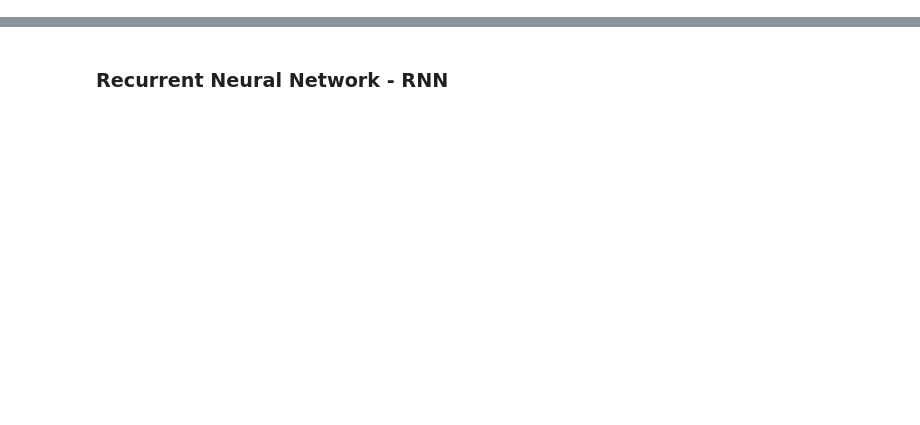
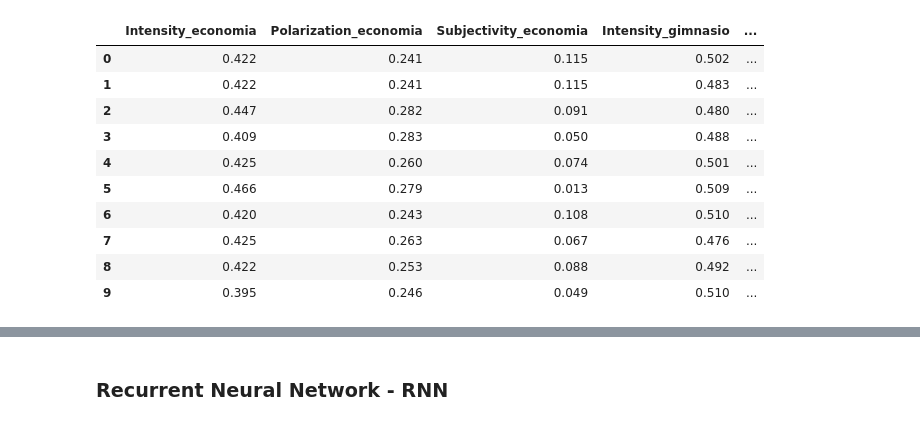
Before and after one commit to Javihaus/Advanced-Time-series-analysis, a Jupyter notebook: RNN_Pytorch.ipynb, the cells around one changed output, grey strips where cells are left out. Saved outputs shown, nothing was run; the diff lists cells and outputs as text; code cells hidden in the pictures; blank space fills up the shorter version.

```diff
--- a/RNN_Pytorch.ipynb
+++ b/RNN_Pytorch.ipynb
@@ -12,7 +12,19 @@ import gc
 # read data
 data_all = pd.read_csv('gimnasio.csv')
 # %%
-data_all.head()
+data_all.head(10)
+# %% [output]
+|  | Intensity_economia | Polarization_economia | Subjectivity_economia | Intensity_gimnasio | ... |
+| 0 | 0.422 | 0.241 | 0.115 | 0.502 | ... |
+| 1 | 0.422 | 0.241 | 0.115 | 0.483 | ... |
+| 2 | 0.447 | 0.282 | 0.091 | 0.480 | ... |
+| 3 | 0.409 | 0.283 | 0.050 | 0.488 | ... |
+| 4 | 0.425 | 0.260 | 0.074 | 0.501 | ... |
+| 5 | 0.466 | 0.279 | 0.013 | 0.509 | ... |
+| 6 | 0.420 | 0.243 | 0.108 | 0.510 | ... |
+| 7 | 0.425 | 0.263 | 0.067 | 0.476 | ... |
+| 8 | 0.422 | 0.253 | 0.088 | 0.492 | ... |
+| 9 | 0.395 | 0.246 | 0.049 | 0.510 | ... |
 # %%
 target = 'Intensity_gimnasio'
 # %%
```
Also changed, not shown: parts of 23 cells of this notebook.
